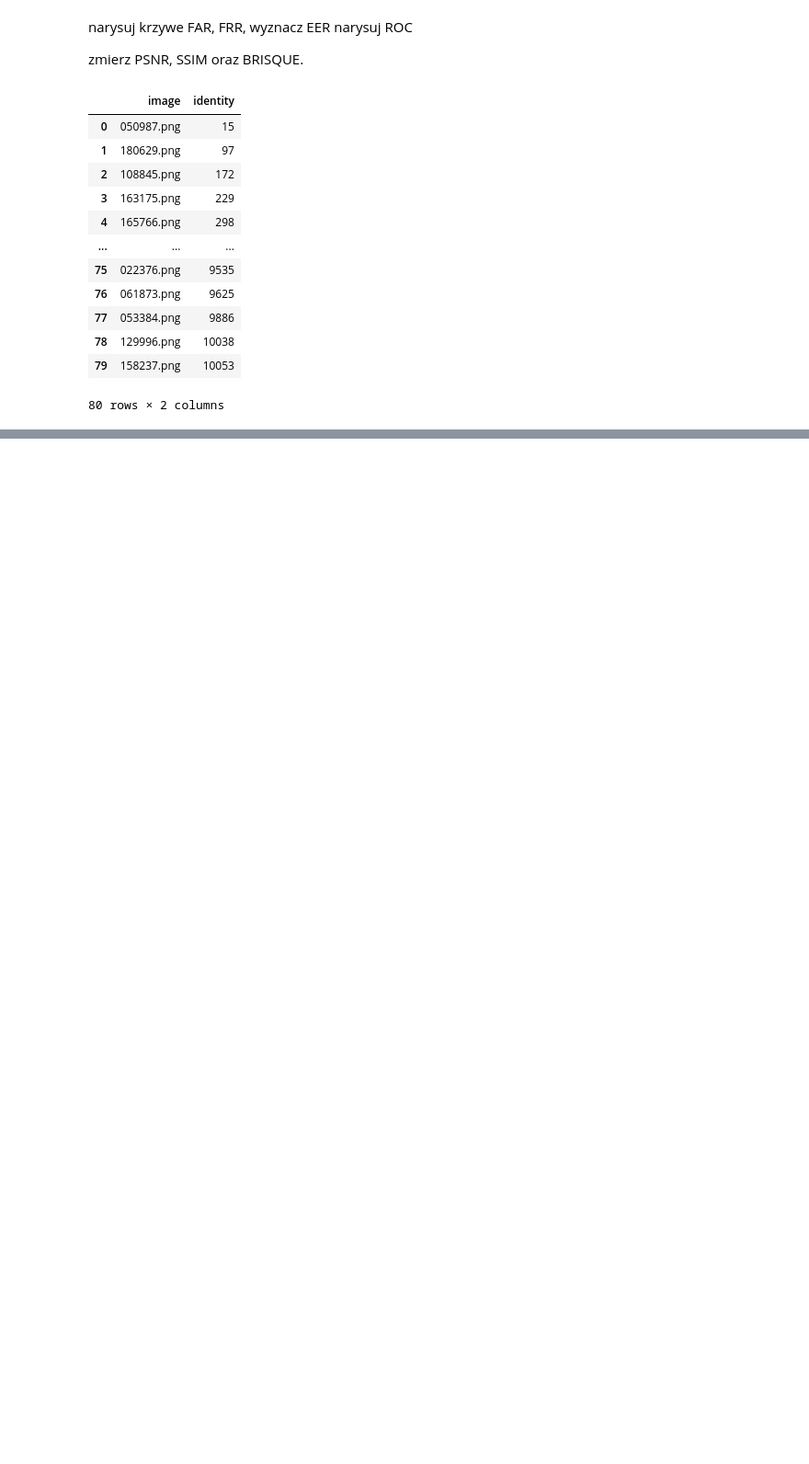
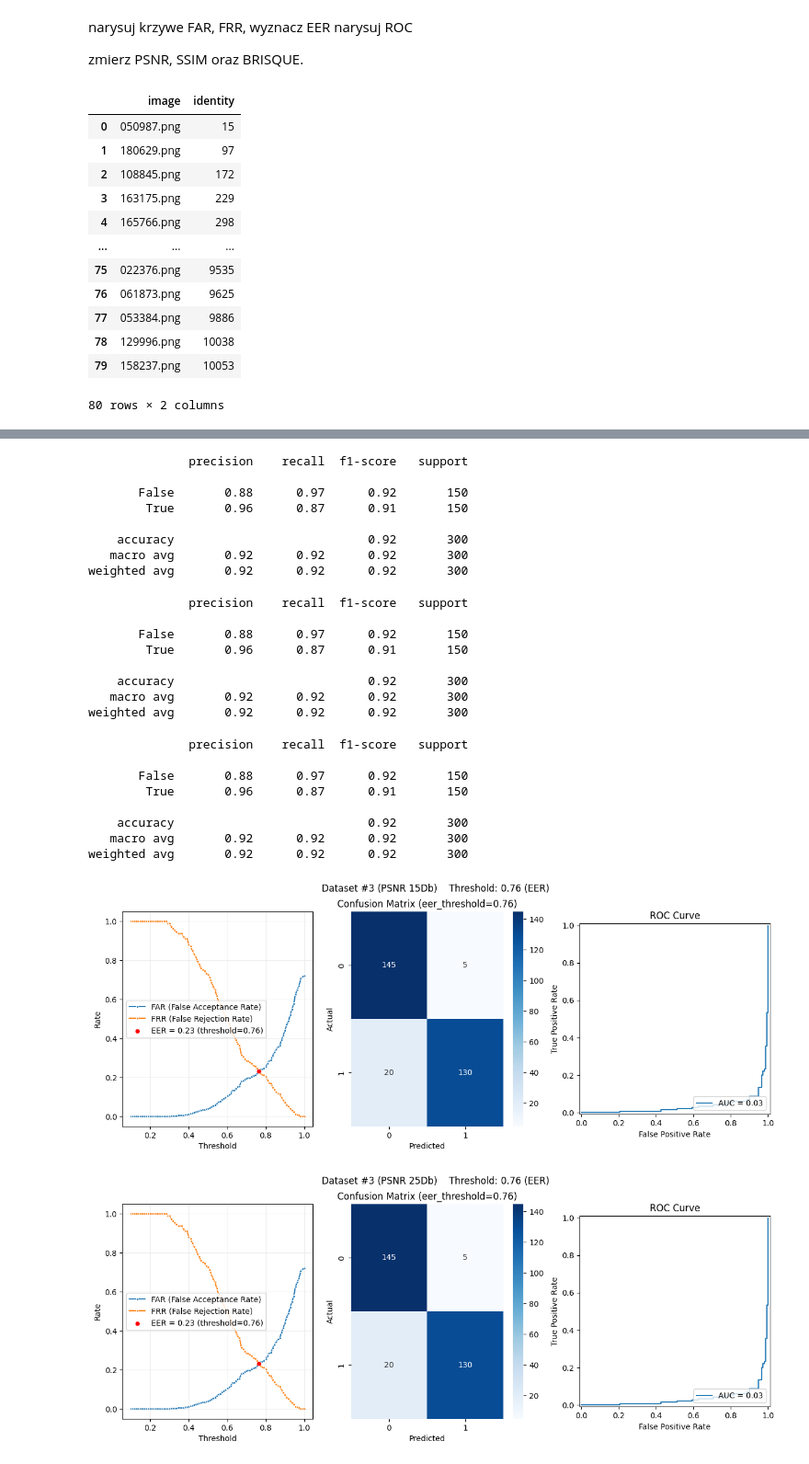
Before and after one commit to jamnicki/biometrics-lab, a Jupyter notebook: eval.ipynb, the cells around one changed output, grey strips where cells are left out. Shown at 92% size. Cells and saved outputs as stored; diff of their text form; code cells hidden in the pictures; blank space fills up the shorter version.

```diff
--- a/eval.ipynb
+++ b/eval.ipynb
@@ -119,0 +101,3 @@ auth_history_df
+# %%
+df3 = pd.read_csv("./data/df3.csv")
+df3
@@ -216,0 +286,7 @@ weighted avg       0.83      0.81      0.81        67
+# %%
+psnr_values = [15, 25, 35, 45, 70]
+for psnr in psnr_values:
+    df3_wth_fixed_paths = df3.copy()
+    df3_wth_fixed_paths["image"] = df3_wth_fixed_paths["image"].apply(lambda x: f"df3_psnr{psnr}db/" + x)
+    run_exp(df3_wth_fixed_paths, THRESHOLD_VALUES, dataset_name=f"Dataset #3 (PSNR {psnr}Db)")
+# %% [output]
@@ -216,0 +309,26 @@ weighted avg       0.83      0.81      0.81        67
+              precision    recall  f1-score   support
+
+       False       0.88      0.97      0.92       150
+        True       0.96      0.87      0.91       150
+
+    accuracy                           0.92       300
+   macro avg       0.92      0.92      0.92       300
+weighted avg       0.92      0.92      0.92       300
+              precision    recall  f1-score   support
+
+       False       0.88      0.97      0.92       150
+        True       0.96      0.87      0.91       150
+
+    accuracy                           0.92       300
+   macro avg       0.92      0.92      0.92       300
+weighted avg       0.92      0.92      0.92       300
+              precision    recall  f1-score   support
+
+       False       0.88      0.97      0.92       150
+        True       0.96      0.87      0.91       150
+
+    accuracy                           0.92       300
+   macro avg       0.92      0.92      0.92       300
+weighted avg       0.92      0.92      0.92       300
+[figure, added]
+[figure, added]
```
Also changed, not shown: parts of 16 cells of this notebook, 15 other files.
